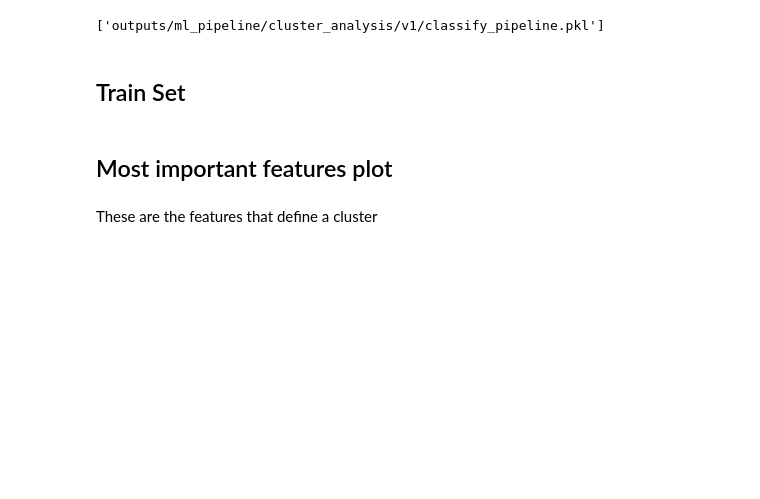
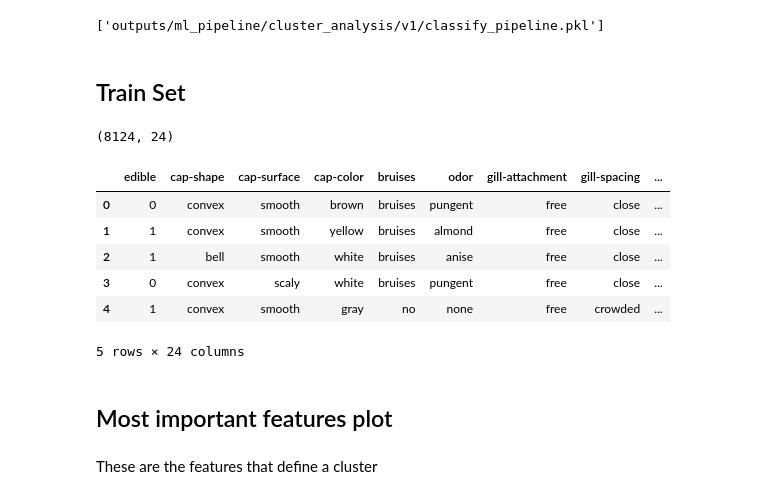
Before and after one commit to ocassidydev/creditcard-churn, a Jupyter notebook: jupyter_notebooks/06 - Modelling and Evaluation - Cluster Mushroom and Classify Mushroom.ipynb, the cells around one changed output. Cells and saved outputs as stored; diff of their text form; code cells hidden in the pictures; blank space fills up the shorter version.

```diff
--- a/jupyter_notebooks/06 - Modelling and Evaluation - Cluster Mushroom and Classify Mushroom.ipynb
+++ b/jupyter_notebooks/06 - Modelling and Evaluation - Cluster Mushroom and Classify Mushroom.ipynb
@@ -793,6 +817,15 @@ joblib.dump(value=pipeline_clf_cluster, filename=f"{file_path}/classify_pipeline
 # %% [markdown]
 ## Train Set
 # %%
-print(df_reduced.shape)
-df_reduced.head(3)
+print(X.shape)
+X.head()
+# %% [output]
+(8124, 24)
+|  | edible | cap-shape | cap-surface | cap-color | bruises | odor | gill-attachment | gill-spacing | ... |
+| 0 | 0 | convex | smooth | brown | bruises | pungent | free | close | ... |
+| 1 | 1 | convex | smooth | yellow | bruises | almond | free | close | ... |
+| 2 | 1 | bell | smooth | white | bruises | anise | free | close | ... |
+| 3 | 0 | convex | scaly | white | bruises | pungent | free | close | ... |
+| 4 | 1 | convex | smooth | gray | no | none | free | crowded | ... |
+5 rows × 24 columns
 # %%
```
Also changed, not shown: parts of 12 cells of this notebook, 7 other files.
